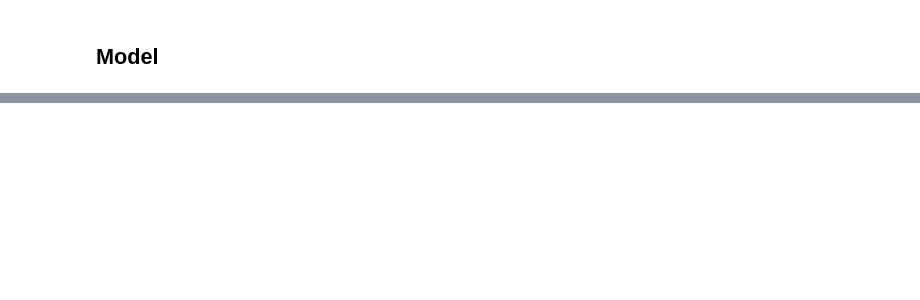
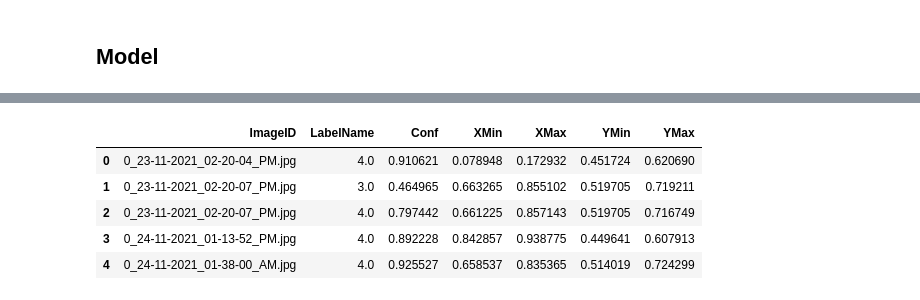
Before and after one commit to TayJen/H_Tatarsan2022, a Jupyter notebook: H_Tatarstan2022_base.ipynb, the cells around one changed output, grey strips where cells are left out. Saved outputs shown, nothing was run; the diff lists cells and outputs as text; code cells hidden in the pictures; blank space fills up the shorter version.

```diff
--- a/H_Tatarstan2022_base.ipynb
+++ b/H_Tatarstan2022_base.ipynb
@@ -165,0 +349,11 @@ Resolving deltas: 100% (8584/8584), done.
+# %%
+simple_solution = get_soliton_labels_df('./yolov5/runs/detect/exp2/labels/')
+simple_solution = pd.DataFrame(simple_solution, columns=['ImageID', 'LabelName', 'Conf', 'XMin', 'XMax', 'YMin', 'YMax'])
+simple_solution.head()
+# %% [output]
+|  | ImageID | LabelName | Conf | XMin | XMax | YMin | YMax |
+| 0 | 0_23-11-2021_02-20-04_PM.jpg | 4.0 | 0.910621 | 0.078948 | 0.172932 | 0.451724 | 0.620690 |
+| 1 | 0_23-11-2021_02-20-07_PM.jpg | 3.0 | 0.464965 | 0.663265 | 0.855102 | 0.519705 | 0.719211 |
+| 2 | 0_23-11-2021_02-20-07_PM.jpg | 4.0 | 0.797442 | 0.661225 | 0.857143 | 0.519705 | 0.716749 |
+| 3 | 0_24-11-2021_01-13-52_PM.jpg | 4.0 | 0.892228 | 0.842857 | 0.938775 | 0.449641 | 0.607913 |
+| 4 | 0_24-11-2021_01-38-00_AM.jpg | 4.0 | 0.925527 | 0.658537 | 0.835365 | 0.514019 | 0.724299 |
```
Also changed, not shown: parts of 39 cells of this notebook.
